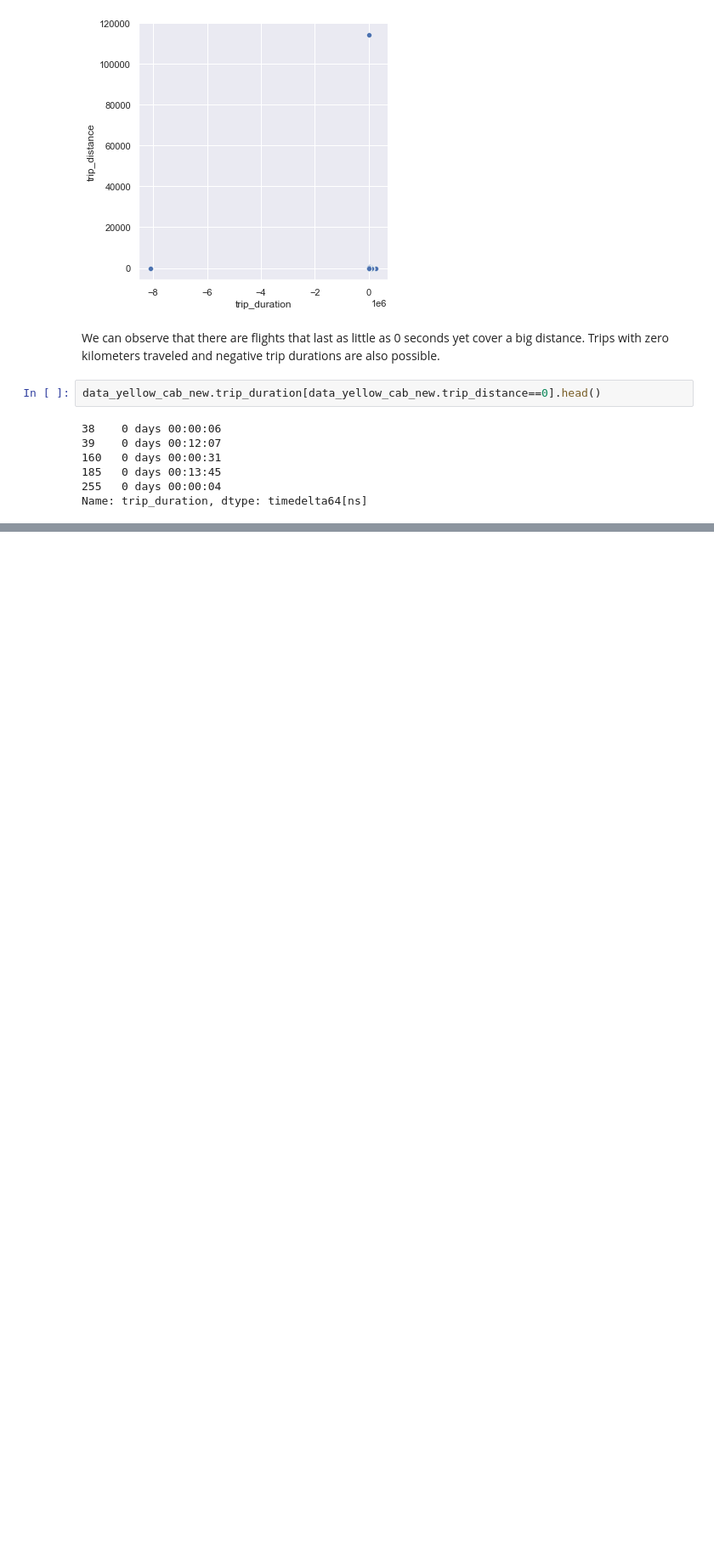
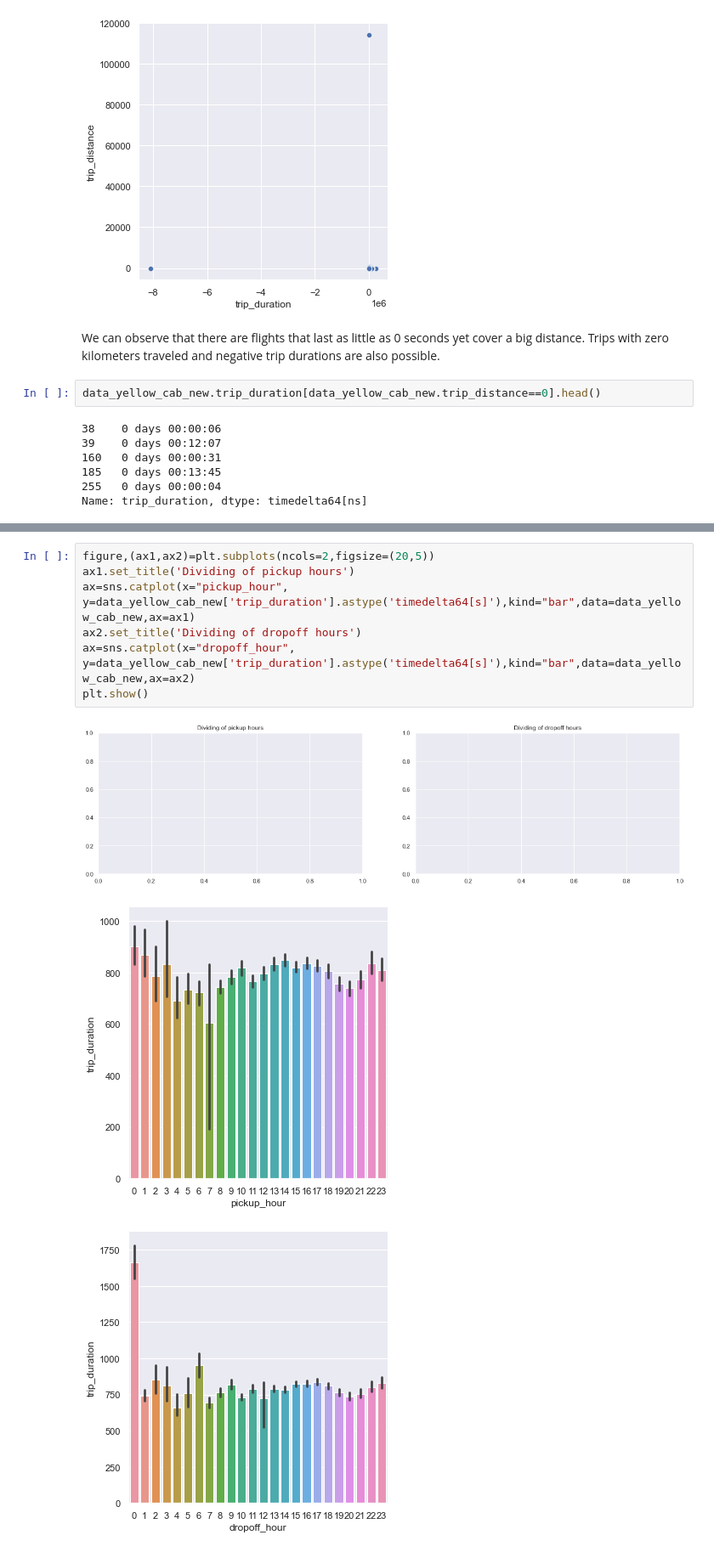
Before and after one commit to kbagwe/ITCS_6100_group_18, a Jupyter notebook: Deliverable3.ipynb, the cells around one changed output, grey strips where cells are left out. Shown: that part at 85% size. Cells and saved outputs as stored; diff of their text form; blank space fills up the shorter version.

```diff
--- a/Deliverable3.ipynb
+++ b/Deliverable3.ipynb
@@ -1006,0 +1065,11 @@ Name: trip_duration, dtype: timedelta64[ns]
+# %%
+figure,(ax1,ax2)=plt.subplots(ncols=2,figsize=(20,5))
+ax1.set_title('Dividing of pickup hours')
+ax=sns.catplot(x="pickup_hour", y=data_yellow_cab_new['trip_duration'].astype('timedelta64[s]'),kind="bar",data=data_yellow_cab_new,ax=ax1)
+ax2.set_title('Dividing of dropoff hours')
+ax=sns.catplot(x="dropoff_hour", y=data_yellow_cab_new['trip_duration'].astype('timedelta64[s]'),kind="bar",data=data_yellow_cab_new,ax=ax2)
+plt.show()
+# %% [output]
+[figure, added]
+[figure, added]
+[figure, added]
```
Also changed, not shown: parts of 14 cells of this notebook.
